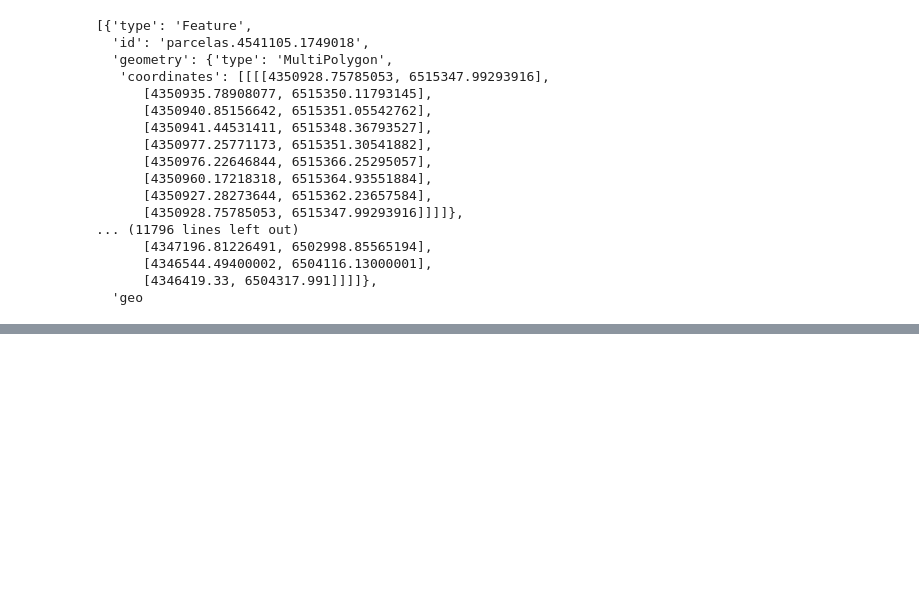
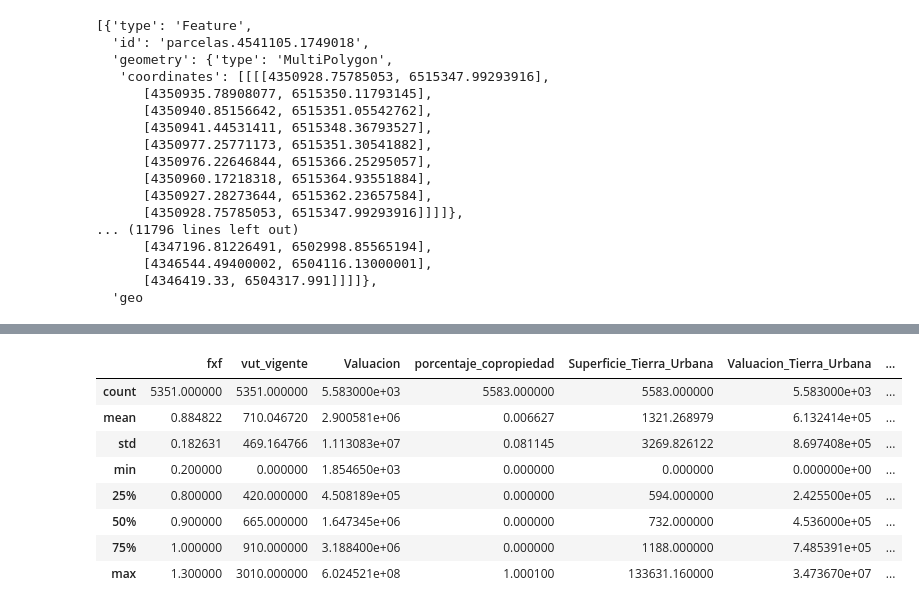
Before and after one commit to freire-guido/eci-2024, a Jupyter notebook: coso.ipynb, the cells around one changed output, grey strips where cells are left out. Drawn from its saved outputs; the diff is of its cells as text; code cells hidden in the pictures; blank space fills up the shorter version.

```diff
--- a/coso.ipynb
+++ b/coso.ipynb
@@ -47 +35,13 @@ santiago
+# %%
+santiago.describe()
+# %% [output]
+|  | fxf | vut_vigente | Valuacion | porcentaje_copropiedad | Superficie_Tierra_Urbana | Valuacion_Tierra_Urbana | ... |
+| count | 5351.000000 | 5351.000000 | 5.583000e+03 | 5583.000000 | 5583.000000 | 5.583000e+03 | ... |
+| mean | 0.884822 | 710.046720 | 2.900581e+06 | 0.006627 | 1321.268979 | 6.132414e+05 | ... |
+| std | 0.182631 | 469.164766 | 1.113083e+07 | 0.081145 | 3269.826122 | 8.697408e+05 | ... |
+| min | 0.200000 | 0.000000 | 1.854650e+03 | 0.000000 | 0.000000 | 0.000000e+00 | ... |
+| 25% | 0.800000 | 420.000000 | 4.508189e+05 | 0.000000 | 594.000000 | 2.425500e+05 | ... |
+| 50% | 0.900000 | 665.000000 | 1.647345e+06 | 0.000000 | 732.000000 | 4.536000e+05 | ... |
+| 75% | 1.000000 | 910.000000 | 3.188400e+06 | 0.000000 | 1188.000000 | 7.485391e+05 | ... |
+| max | 1.300000 | 3010.000000 | 6.024521e+08 | 1.000100 | 133631.160000 | 3.473670e+07 | ... |
 # %%
```
Also changed, not shown: parts of 12 cells of this notebook, 3 other files.
